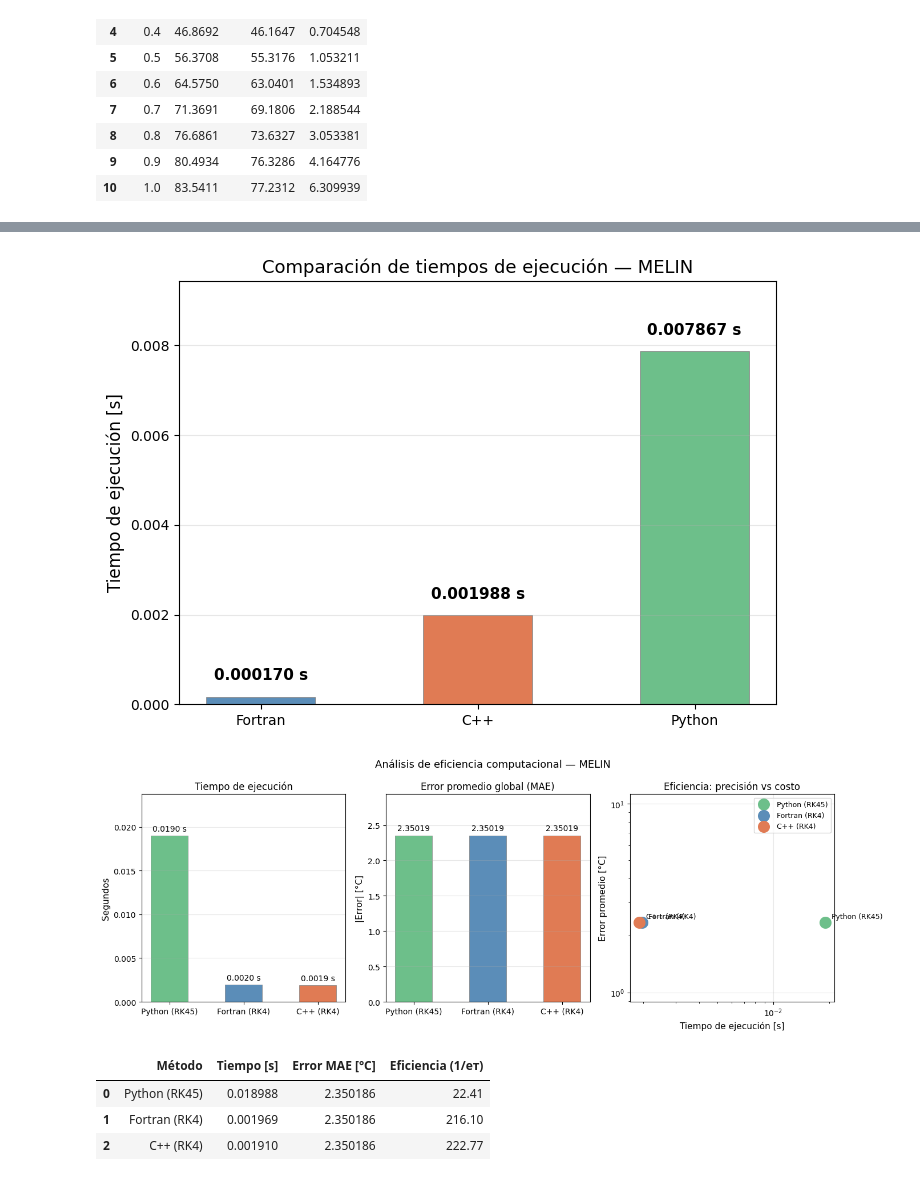
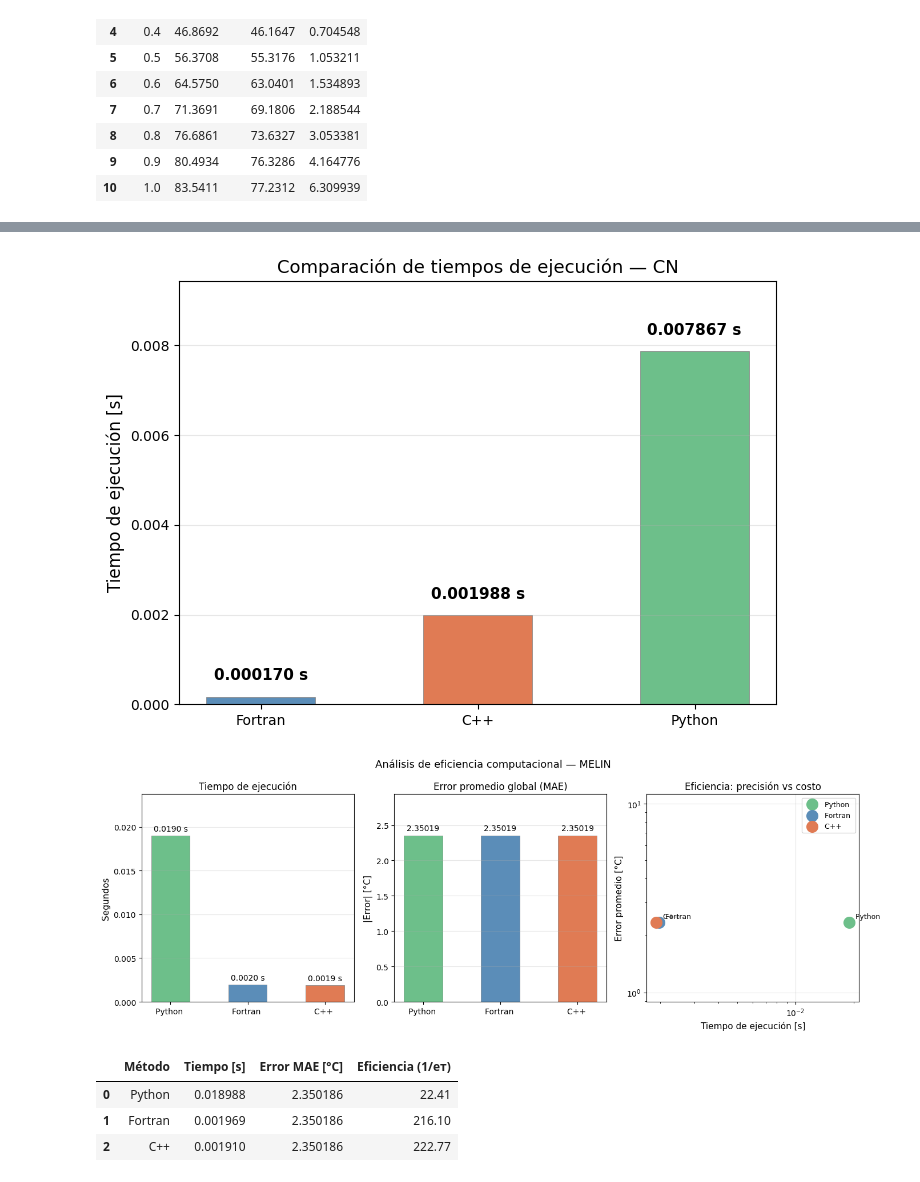
Before and after one commit to campereza043/MFC2026, a Jupyter notebook: Parcial1/CrankNicolson/Gráficas.ipynb, the cells around one changed output, grey strips where cells are left out. Cells and saved outputs as stored; diff of their text form; code cells hidden in the pictures.

```diff
--- a/Parcial1/CrankNicolson/Gráficas.ipynb
+++ b/Parcial1/CrankNicolson/Gráficas.ipynb
@@ -478,9 +478,9 @@ for ax, tp, color in zip(axes, tiempos_error, colores):
 
     # ── Graficar ────────────────────────────
     # Nota: Tienes la variable 'color' del ciclo, podrías usarla aquí si quieres
-    ax.plot(x,     err_py, '-o',  markersize=5, label='Python (RK45)')
-    ax.plot(x_f,   err_f,  '-s',  markersize=5, label='Fortran (RK4)')
-    ax.plot(x_cpp, err_c,  '-^',  markersize=5, label='C++ (RK4)')
+    ax.plot(x,     err_py, '-o',  markersize=5, label='Python ')
+    ax.plot(x_f,   err_f,  '-s',  markersize=5, label='Fortran ')
+    ax.plot(x_cpp, err_c,  '-^',  markersize=5, label='C++ ')
 
     ax.set_title(f't = {tp} s', fontsize=12)
     ax.set_xlabel('Posición x [m]', fontsize=11)
@@ -572,19 +572,19 @@ for barra, t in zip(barras, tiempos):
             ha='center', va='bottom', fontsize=11, fontweight='bold')
 
 ax.set_ylabel('Tiempo de ejecución [s]', fontsize=12)
-ax.set_title('Comparación de tiempos de ejecución — MELIN', fontsize=13)
+ax.set_title('Comparación de tiempos de ejecución — CN', fontsize=13)
 ax.set_ylim(0, max(tiempos) * 1.2)
 ax.grid(axis='y', alpha=0.3)
 plt.tight_layout()
 plt.show()
 # %% [output]
-[figure, old version]
+[figure, new version]
 # %%
 # ── Eficiencia: error vs tiempo de ejecución ─────────────────
 tiempos_ejec = {
-    'Python (RK5)' : 0.018988,
-    'Fortran (RK4)' : 0.001969,
-    'C++ (RK4)'     : 0.001910,
+    'Python ' : 0.018988,
+    'Fortran ' : 0.001969,
+    'C++ '     : 0.001910,
 }
 
 # Error promedio global (promedio sobre todos los tiempos)
@@ -626,35 +626,35 @@ axes[1].set_ylim(0, max(errores) * 1.25)
 axes[1].grid(axis='y', alpha=0.3)
 
 # ── Subgráfica 3: Eficiencia (dispersión error vs tiempo) ────
 for i, (m, t, e, c) in enumerate(zip(metodos, t_ejec, errores, colores_met)):
     axes[2].scatter(t, e, color=c, s=200, zorder=5, label=m)
     axes[2].annotate(m, (t, e),
                      textcoords='offset points',
                      xytext=(8, 5), fontsize=9)
 
 axes[2].set_xlabel('Tiempo de ejecución [s]', fontsize=11)
 axes[2].set_ylabel('Error promedio [°C]',      fontsize=11)
 axes[2].set_title('Eficiencia: precisión vs costo', fontsize=12)
 axes[2].set_xscale('log')
 axes[2].set_yscale('log')
 axes[2].grid(True, alpha=0.3)
 axes[2].legend(fontsize=9)
 
 fig.suptitle('Análisis de eficiencia computacional — MELIN', fontsize=13)
 plt.tight_layout()
 plt.show()
 
 # ── Tabla resumen ────────────────────────────────────────────
 df_efic = pd.DataFrame({
     'Método'            : metodos,
     'Tiempo [s]'        : np.round(t_ejec,      6),
     'Error MAE [°C]'    : np.round(errores,      6),
     'Eficiencia (1/eт)' : np.round(eficiencia,   2),
 })
 display(df_efic)
 # %% [output]
-[figure, old version]
+[figure, new version]
 |  | Método | Tiempo [s] | Error MAE [°C] | Eficiencia (1/eт) |
-| 0 | Python (RK45) | 0.018988 | 2.350186 | 22.41 |
-| 1 | Fortran (RK4) | 0.001969 | 2.350186 | 216.10 |
-| 2 | C++ (RK4) | 0.001910 | 2.350186 | 222.77 |
+| 0 | Python | 0.018988 | 2.350186 | 22.41 |
+| 1 | Fortran | 0.001969 | 2.350186 | 216.10 |
+| 2 | C++ | 0.001910 | 2.350186 | 222.77 |
```
Also changed, not shown: parts of 2 cells of this notebook, 2 other files.
